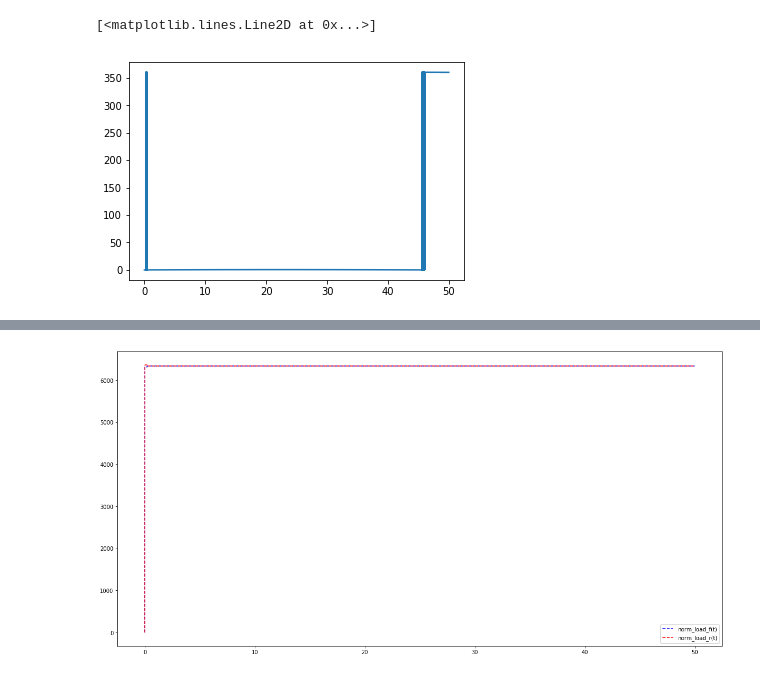
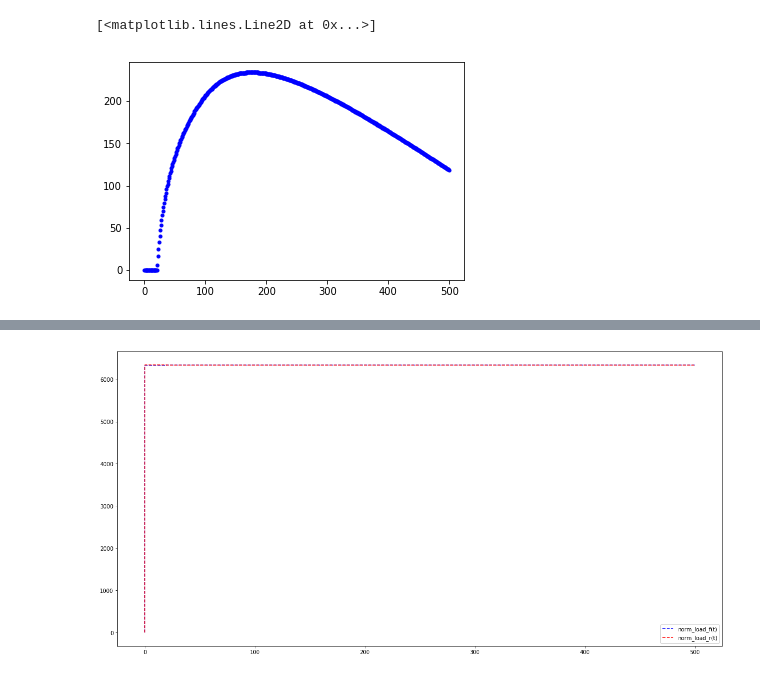
Before and after one commit to AvaRat/dynamic-model-car-simulator, a Jupyter notebook: simulator_visualization.ipynb, the cells around one changed output, grey strips where cells are left out. Saved outputs shown, nothing was run; the diff lists cells and outputs as text; code cells hidden in the pictures.

```diff
--- a/simulator_visualization.ipynb
+++ b/simulator_visualization.ipynb
@@ -36,9 +38,9 @@ np.where(data['slip_angle_f'] == np.max(data['slip_angle_f']))
 # %%
-yaw_clean = np.unwrap(data['yaw_angle'])
-plt.plot(data['t'], np.rad2deg(yaw_clean) %360)
+yaw_clean = np.unwrap(data['yaw_angle'][::100])
+plt.plot(data['t'][::100], np.rad2deg(yaw_clean) %360, '.b')
 # %% [output]
 [<matplotlib.lines.Line2D at 0x...>]
-[figure, old version]
+[figure, new version]
 # %%
 plt.plot(data['steering_angle'][:], '--r')
 # %% [output]
```
Also changed, not shown: parts of 13 cells of this notebook, 4 other files.
